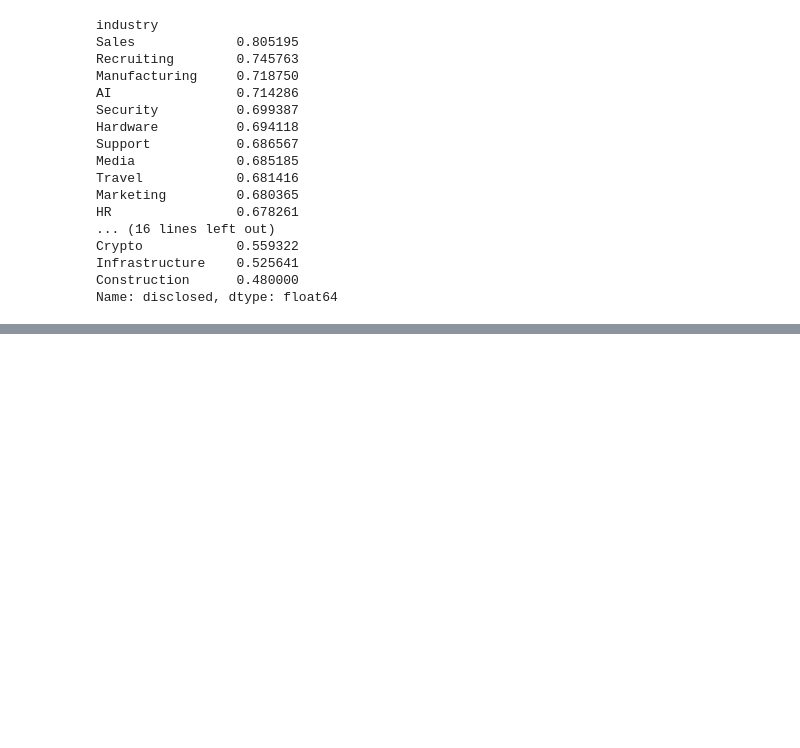
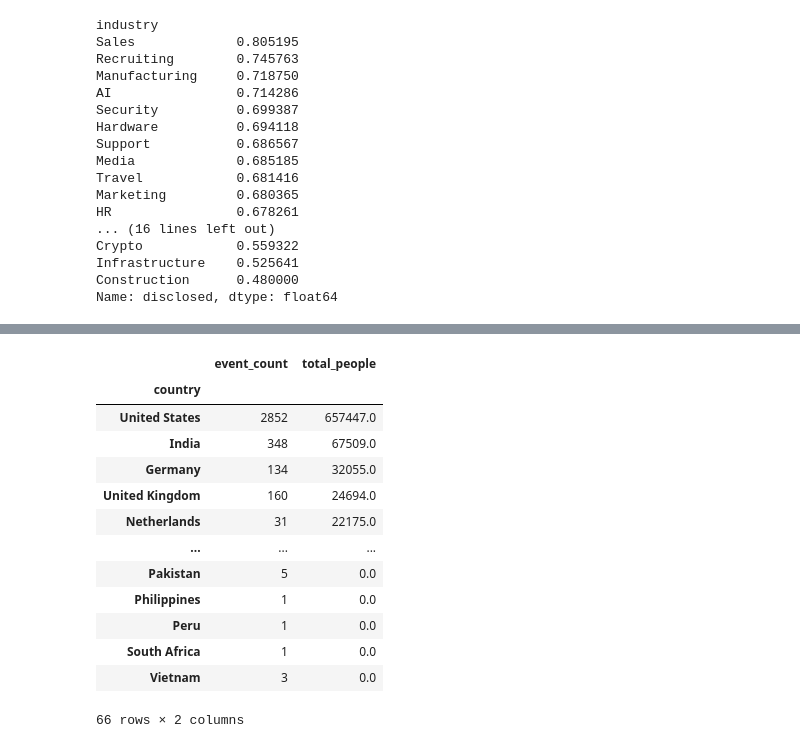
Before and after one commit to minnajoby/LayoffLens, a Jupyter notebook: notebooks/01_load_explore.ipynb, the cells around one changed output, grey strips where cells are left out. Drawn from its saved outputs; the diff is of its cells as text; code cells hidden in the pictures; blank space fills up the shorter version.

```diff
--- a/notebooks/01_load_explore.ipynb
+++ b/notebooks/01_load_explore.ipynb
@@ -375,0 +417,21 @@ Name: disclosed, dtype: float64
+# %%
+# check event count vs total for these low/zero countries
+df.groupby('country').agg(
+    event_count=('company', 'count'),
+    total_people=('total_laid_off', 'sum')
+).sort_values('total_people', ascending=False)
+# %% [output]
+|  | event_count | total_people |
+| country |  |  |
+| United States | 2852 | 657447.0 |
+| India | 348 | 67509.0 |
+| Germany | 134 | 32055.0 |
+| United Kingdom | 160 | 24694.0 |
+| Netherlands | 31 | 22175.0 |
+| ... | ... | ... |
+| Pakistan | 5 | 0.0 |
+| Philippines | 1 | 0.0 |
+| Peru | 1 | 0.0 |
+| South Africa | 1 | 0.0 |
+| Vietnam | 3 | 0.0 |
+66 rows × 2 columns
```
Also changed, not shown: parts of 15 cells of this notebook.
